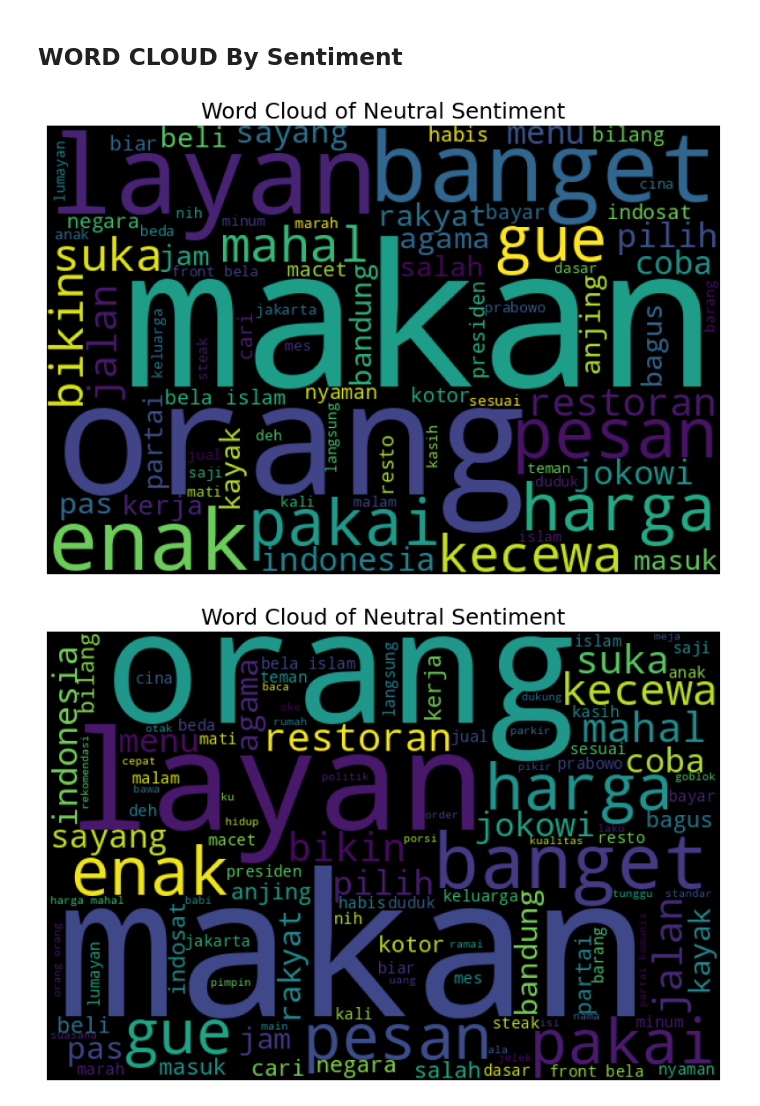
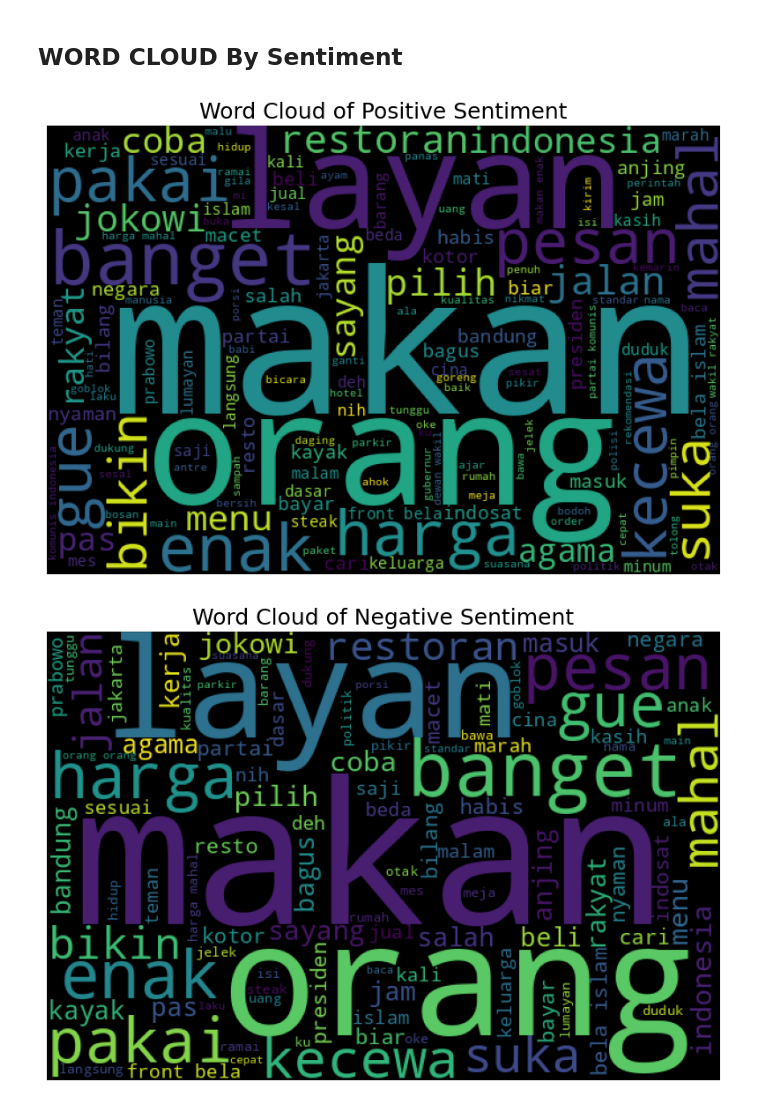
Before and after one commit to bensetiawan/23001043_15_kp1_tweet_sentiment_analysis_platinum, a Jupyter notebook: EDA & Report Analysis/EDA.ipynb, the cells around one changed output. Drawn from its saved outputs; the diff is of its cells as text; code cells hidden in the pictures.

```diff
--- a/EDA & Report Analysis/EDA.ipynb
+++ b/EDA & Report Analysis/EDA.ipynb
@@ -276,25 +273,25 @@ list_word_neutral = convert_text_to_word(data_neutral)
 # %%
 wordcloud = WordCloud(width = 600, height = 400, background_color = 'black', min_font_size = 10).generate(list_word_positive)
 fig, ax = plt.subplots(figsize = (8, 6))
-ax.set_title('Word Cloud of Neutral Sentiment', fontsize = 18)
+ax.set_title('Word Cloud of Positive Sentiment', fontsize = 18)
 ax.grid(False)
 ax.imshow((wordcloud))
 fig.tight_layout(pad=0)
 ax.axis('off')
 plt.show()
 # %% [output]
-[figure, old version]
+[figure, new version]
 # %%
 wordcloud = WordCloud(width = 600, height = 400, background_color = 'black', min_font_size = 10).generate(list_word_negative)
 fig, ax = plt.subplots(figsize = (8, 6))
-ax.set_title('Word Cloud of Neutral Sentiment', fontsize = 18)
+ax.set_title('Word Cloud of Negative Sentiment', fontsize = 18)
 ax.grid(False)
 ax.imshow((wordcloud))
 fig.tight_layout(pad=0)
 ax.axis('off')
 plt.show()
 # %% [output]
-[figure, old version]
+[figure, new version]
 # %%
 wordcloud = WordCloud(width = 600, height = 400, background_color = 'black', min_font_size = 10).generate(list_word_neutral)
 fig, ax = plt.subplots(figsize = (8, 6))
```
Also changed, not shown: parts of 6 cells of this notebook.
